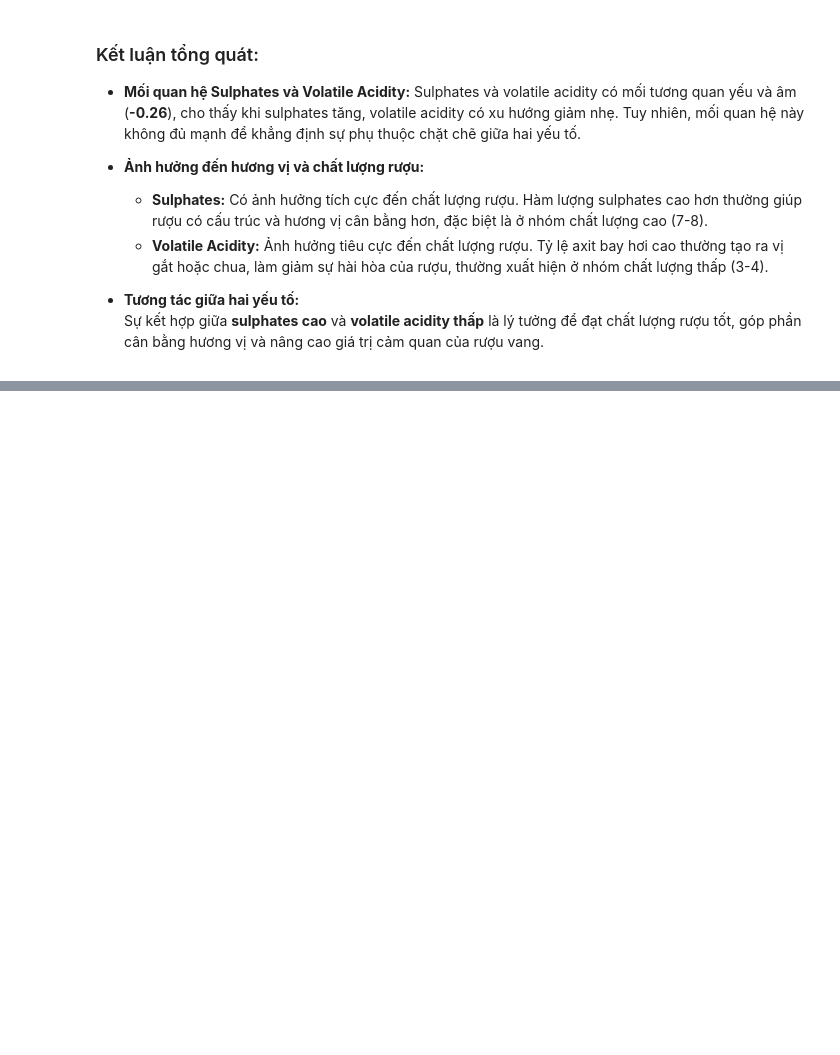
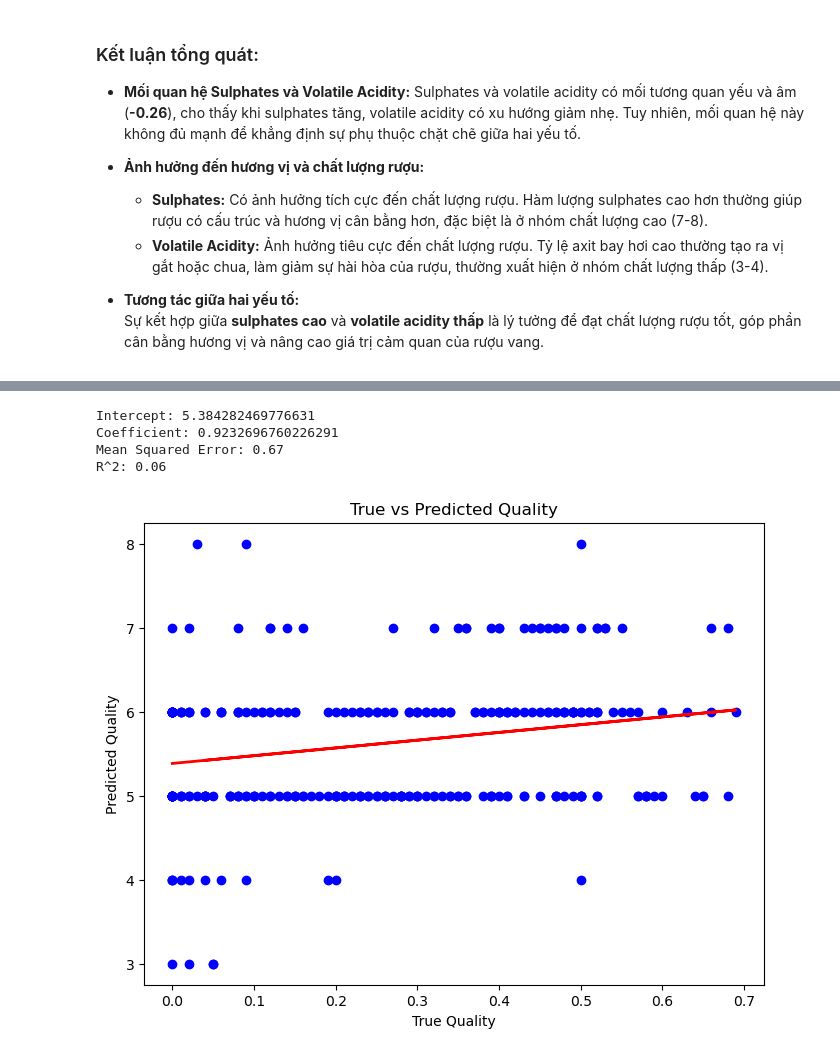
Before and after one commit to Yogurt01/Programming_DataScience_G22, a Jupyter notebook: Source_codes/DataAnalytics_1.ipynb, the cells around one changed output, grey strips where cells are left out. Drawn from its saved outputs; the diff is of its cells as text; code cells hidden in the pictures; blank space fills up the shorter version.

```diff
--- a/Source_codes/DataAnalytics_1.ipynb
+++ b/Source_codes/DataAnalytics_1.ipynb
@@ -344,0 +420,41 @@ Liệu các chỉ số axit (Fixed Acidity, Volatile Acidity, và Citric Acid) c
+# %%
+# Lựa chọn các biến độc lập và phụ thuộc
+X = data[['citric acid']] # Độc lập
+y = data['quality'] # Phụ thuộc
+
+# Chia dữ liệu thành tập huấn luyện và tập kiểm thử
+X_train, X_test, y_train, y_test = train_test_split(X, y, test_size=0.2, random_state=42)
+
+# Khởi tạo mô hình hồi quy tuyến tính
+model = LinearRegression()
+
+# Huấn luyện mô hình
+model.fit(X_train, y_train)
+
+# Dự đoán trên tâp kiểm thử
+y_pred = model.predict(X_test)
+
+# In ra các hệ số của mô hình
+print(f'Intercept: {model.intercept_}')
+print(f'Coefficient: {model.coef_[0]}')
+
+# Đánh giá độ chính xác của mô hình
+mse = mean_squared_error(y_test, y_pred)
+r2 = r2_score(y_test, y_pred)
+print(f'Mean Squared Error: {mse:.2f}')
+print(f'R^2: {r2:.2f}')
+
+# Vẽ đồ thị phân tán giữa giá trị thực và giá trị dự đoán
+plt.figure(figsize=(8, 6))
+plt.scatter(X_test, y_test, color='blue', label='Actual')
+plt.plot(X_test, y_pred, color='red', linewidth=2, label='Predicted')
+plt.xlabel('True Quality')
+plt.ylabel('Predicted Quality')
+plt.title('True vs Predicted Quality')
+plt.show()
+# %% [output]
+Intercept: 5.384282469776631
+Coefficient: 0.9232696760226291
+Mean Squared Error: 0.67
+R^2: 0.06
+[figure, added]
```
Also changed, not shown: parts of 16 cells of this notebook.
